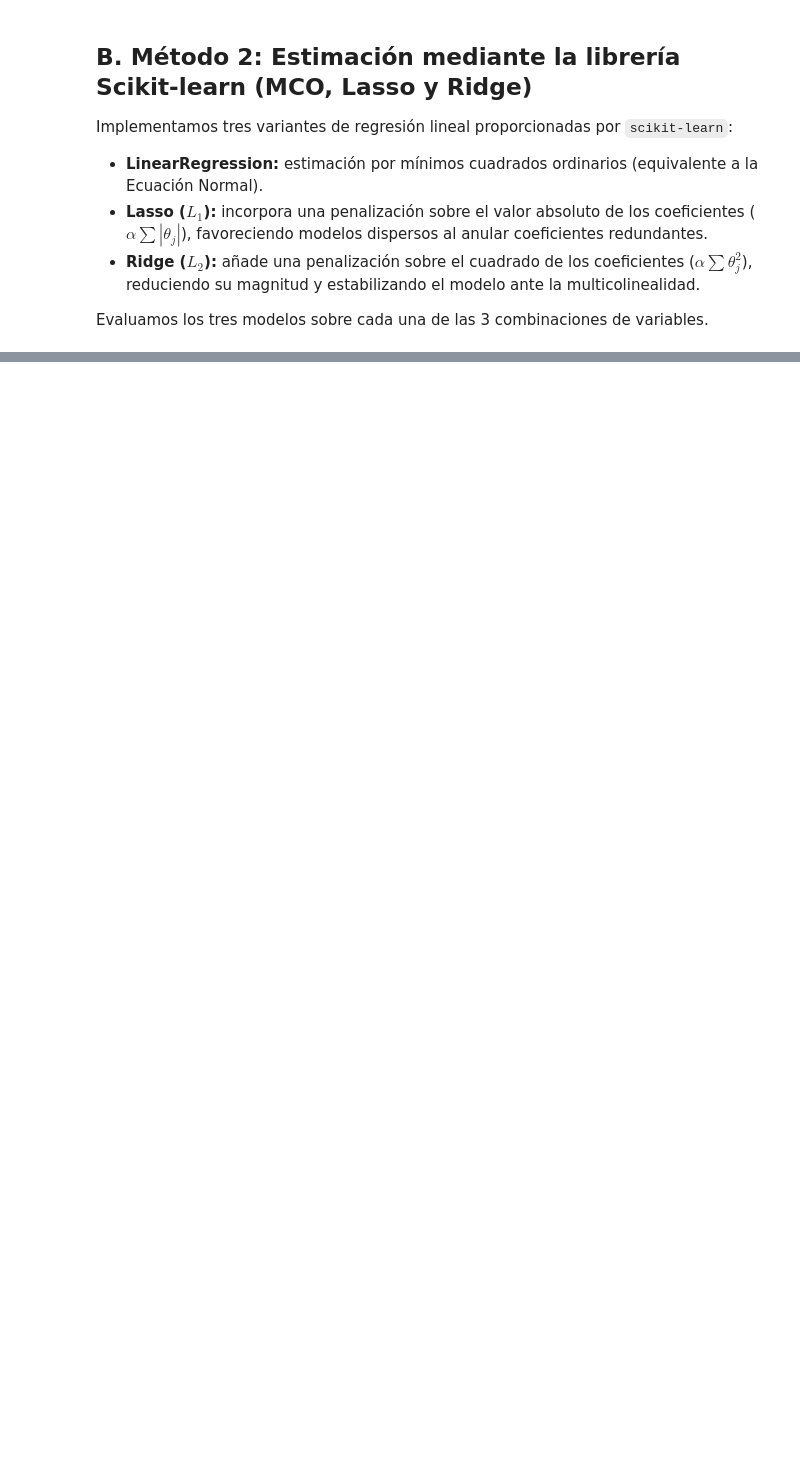
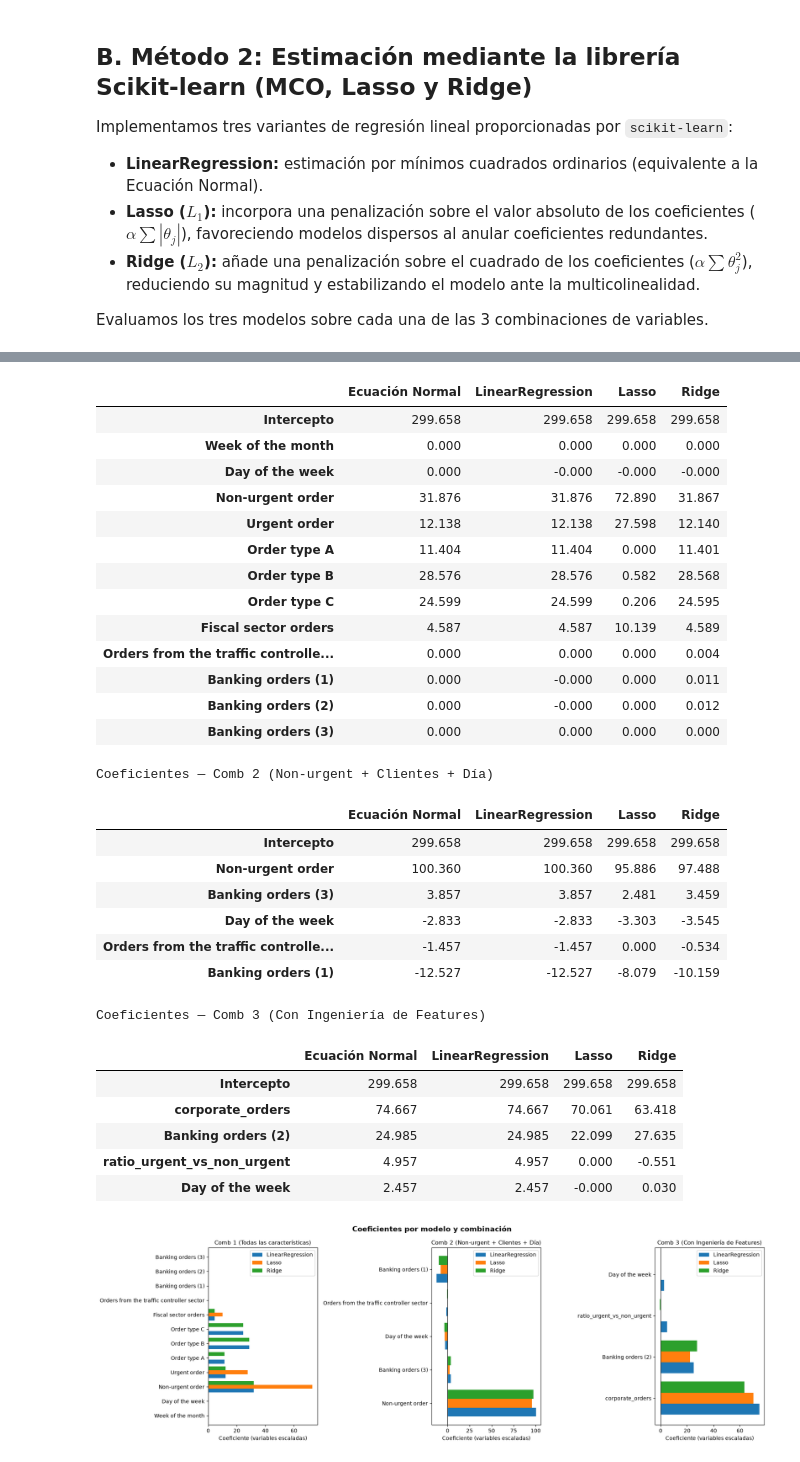
Before and after one commit to tdavidvergara/regresion-lineal-machine-learning, a Jupyter notebook: EDA_Regresion_Demanda.ipynb, the cells around one changed output, grey strips where cells are left out. Cells and saved outputs as stored; diff of their text form; code cells hidden in the pictures; blank space fills up the shorter version.

```diff
--- a/EDA_Regresion_Demanda.ipynb
+++ b/EDA_Regresion_Demanda.ipynb
@@ -835,0 +932,50 @@ Evaluamos los tres modelos sobre cada una de las 3 combinaciones de variables.
+# %%
+# ---------------------------------------------------------------
+# 1. Verificación: LinearRegression vs. Ecuación Normal
+# ---------------------------------------------------------------
+# Ambos métodos resuelven el mismo problema (mínimos cuadrados), así que
+# sus coeficientes deben coincidir. Si coinciden, confirma que la
+# Ecuación Normal implementada a mano está bien.
+for nombre in datos_preparados:
+    theta_en = coeficientes_en[nombre]                           # Ecuación Normal (sección 4.A)
+    theta_lr = coeficientes_sk[(nombre, "LinearRegression")]     # scikit-learn
+    diferencia = (theta_en - theta_lr).abs().max()
+    print(f"{nombre}: diferencia máxima entre coeficientes = {diferencia:.2e}")
+
+# ---------------------------------------------------------------
+# 2. Tabla de coeficientes por combinación
+# ---------------------------------------------------------------
+# Como las variables están escaladas (media 0, desviación 1), cada coeficiente
+# indica cuántos pedidos cambia el Target cuando la variable sube una
+# desviación estándar. Así se pueden comparar entre sí.
+for nombre in datos_preparados:
+    tabla = pd.DataFrame({
+        "Ecuación Normal": coeficientes_en[nombre],
+        "LinearRegression": coeficientes_sk[(nombre, "LinearRegression")],
+        "Lasso": coeficientes_sk[(nombre, "Lasso")],
+        "Ridge": coeficientes_sk[(nombre, "Ridge")],
+    })
+    print(f"\nCoeficientes — {nombre}")
+    display(tabla.round(3))
+
+# ---------------------------------------------------------------
+# 3. Gráfica: cómo cambian los coeficientes con la regularización
+# ---------------------------------------------------------------
+fig, axes = plt.subplots(1, 3, figsize=(18, 6))
+
+for ax, nombre in zip(axes, datos_preparados):
+    # Une los coeficientes de los 3 modelos (sin el intercepto, que no es una variable)
+    coefs = pd.DataFrame({
+        modelo: coeficientes_sk[(nombre, modelo)].drop("Intercepto")
+        for modelo in ["LinearRegression", "Lasso", "Ridge"]
+    })
+    # Barras horizontales agrupadas: una barra por modelo para cada variable
+    coefs.plot(kind="barh", ax=ax, width=0.8)
+    ax.axvline(0, color="black", linewidth=0.8)  # Línea en 0: coeficiente nulo
+    ax.set_title(nombre, fontsize=11)
+    ax.set_xlabel("Coeficiente (variables escaladas)")
+
+plt.suptitle("Coeficientes por modelo y combinación", fontsize=14, fontweight="bold")
+plt.tight_layout()
+plt.show()
+# %% [output]
@@ -835,0 +987,30 @@ Evaluamos los tres modelos sobre cada una de las 3 combinaciones de variables.
+|  | Ecuación Normal | LinearRegression | Lasso | Ridge |
+| Intercepto | 299.658 | 299.658 | 299.658 | 299.658 |
+| Week of the month | 0.000 | 0.000 | 0.000 | 0.000 |
+| Day of the week | 0.000 | -0.000 | -0.000 | -0.000 |
+| Non-urgent order | 31.876 | 31.876 | 72.890 | 31.867 |
+| Urgent order | 12.138 | 12.138 | 27.598 | 12.140 |
+| Order type A | 11.404 | 11.404 | 0.000 | 11.401 |
+| Order type B | 28.576 | 28.576 | 0.582 | 28.568 |
+| Order type C | 24.599 | 24.599 | 0.206 | 24.595 |
+| Fiscal sector orders | 4.587 | 4.587 | 10.139 | 4.589 |
+| Orders from the traffic controlle... | 0.000 | 0.000 | 0.000 | 0.004 |
+| Banking orders (1) | 0.000 | -0.000 | 0.000 | 0.011 |
+| Banking orders (2) | 0.000 | -0.000 | 0.000 | 0.012 |
+| Banking orders (3) | 0.000 | 0.000 | 0.000 | 0.000 |
+Coeficientes — Comb 2 (Non-urgent + Clientes + Día)
+|  | Ecuación Normal | LinearRegression | Lasso | Ridge |
+| Intercepto | 299.658 | 299.658 | 299.658 | 299.658 |
+| Non-urgent order | 100.360 | 100.360 | 95.886 | 97.488 |
+| Banking orders (3) | 3.857 | 3.857 | 2.481 | 3.459 |
+| Day of the week | -2.833 | -2.833 | -3.303 | -3.545 |
+| Orders from the traffic controlle... | -1.457 | -1.457 | 0.000 | -0.534 |
+| Banking orders (1) | -12.527 | -12.527 | -8.079 | -10.159 |
+Coeficientes — Comb 3 (Con Ingeniería de Features)
+|  | Ecuación Normal | LinearRegression | Lasso | Ridge |
+| Intercepto | 299.658 | 299.658 | 299.658 | 299.658 |
+| corporate_orders | 74.667 | 74.667 | 70.061 | 63.418 |
+| Banking orders (2) | 24.985 | 24.985 | 22.099 | 27.635 |
+| ratio_urgent_vs_non_urgent | 4.957 | 4.957 | 0.000 | -0.551 |
+| Day of the week | 2.457 | 2.457 | -0.000 | 0.030 |
+[figure, added]
```
Also changed, not shown: parts of 4 cells of this notebook.
